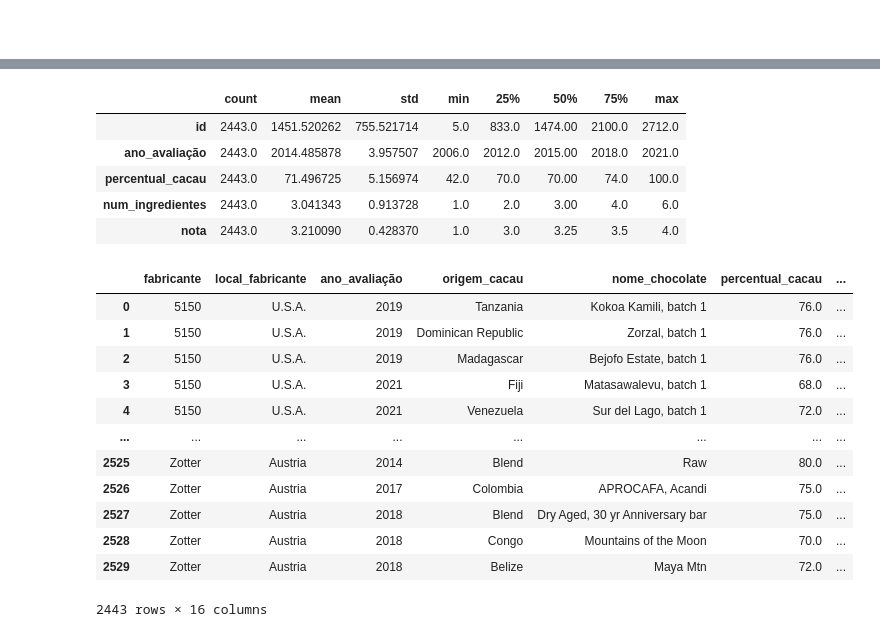
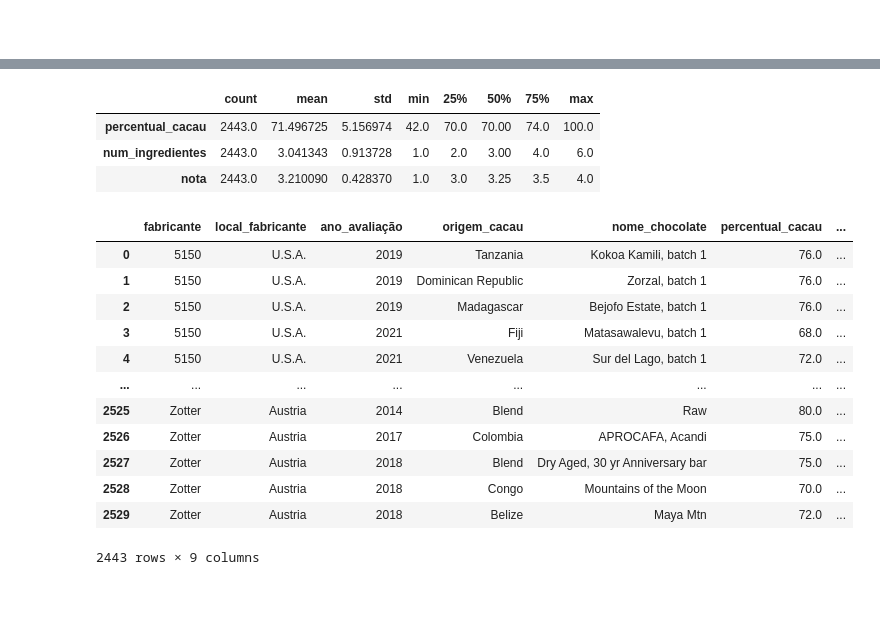
Before and after one commit to carolysg/projeto-chocolate, a Jupyter notebook: chocolate.ipynb, the cells around one changed output, grey strips where cells are left out. Drawn from its saved outputs; the diff is of its cells as text; code cells hidden in the pictures; blank space fills up the shorter version.

```diff
--- a/chocolate.ipynb
+++ b/chocolate.ipynb
@@ -95,10 +114,13 @@ data
 | 2528 | 2170 | Zotter | Austria | 2018 | Congo | Mountains of the Moon | 70.0 | ... |
 | 2529 | 2170 | Zotter | Austria | 2018 | Belize | Maya Mtn | 72.0 | ... |
 2443 rows × 11 columns
+# %%
+# excluindo a coluna 'id'
+data = data.drop('id', axis=1)
 # %% [markdown]
 ##
 # %%
 # trocando os nomes das colunas
-data.columns = ['id', 'fabricante', 'local_fabricante', 'ano_avaliação', 'origem_cacau', 'nome_chocolate', 'percentual_cacau', 'num_ingredientes', 'ingredientes', 'avaliação', 'nota']
+data.columns = ['fabricante', 'local_fabricante', 'ano_avaliação', 'origem_cacau', 'nome_chocolate', 'percentual_cacau', 'num_ingredientes', 'ingredientes', 'avaliação', 'nota']
 data
 # %% [output]
@@ -118,10 +140,8 @@ data
 # %%
 # estatísticas descritivas das variáveis numéricas
-data.describe().T
+data.describe(exclude = ['int','object']).T
 # %% [output]
 |  | count | mean | std | min | 25% | 50% | 75% | max |
-| id | 2443.0 | 1451.520262 | 755.521714 | 5.0 | 833.0 | 1474.00 | 2100.0 | 2712.0 |
-| ano_avaliação | 2443.0 | 2014.485878 | 3.957507 | 2006.0 | 2012.0 | 2015.00 | 2018.0 | 2021.0 |
 | percentual_cacau | 2443.0 | 71.496725 | 5.156974 | 42.0 | 70.0 | 70.00 | 74.0 | 100.0 |
 | num_ingredientes | 2443.0 | 3.041343 | 0.913728 | 1.0 | 2.0 | 3.00 | 4.0 | 6.0 |
 | nota | 2443.0 | 3.210090 | 0.428370 | 1.0 | 3.0 | 3.25 | 3.5 | 4.0 |
@@ -141,6 +160,6 @@ data4 = data3.drop('id', axis=1)
 # %%
 # renomeando as colunas booleanas dos ingredientes
-df = data4.rename(columns={'B': 'cacau', 'C': 'manteiga_cacau', 'L': 'lecitina', 'S': 'açúcar', 'S*': 'adoçante', 'Sa': 'sal', 'V': 'baunilha'})
+df = data2.rename(columns={'B': 'cacau', 'C': 'manteiga_cacau', 'L': 'lecitina', 'S': 'açúcar', 'S*': 'adoçante', 'Sa': 'sal', 'V': 'baunilha'})
 df
 # %% [output]
 |  | fabricante | local_fabricante | ano_avaliação | origem_cacau | nome_chocolate | percentual_cacau | ... |
@@ -155,4 +174,4 @@ df
 | 2527 | Zotter | Austria | 2018 | Blend | Dry Aged, 30 yr Anniversary bar | 75.0 | ... |
 | 2528 | Zotter | Austria | 2018 | Congo | Mountains of the Moon | 70.0 | ... |
 | 2529 | Zotter | Austria | 2018 | Belize | Maya Mtn | 72.0 | ... |
-2443 rows × 16 columns
+2443 rows × 9 columns
```
Also changed, not shown: parts of 6 cells of this notebook.
